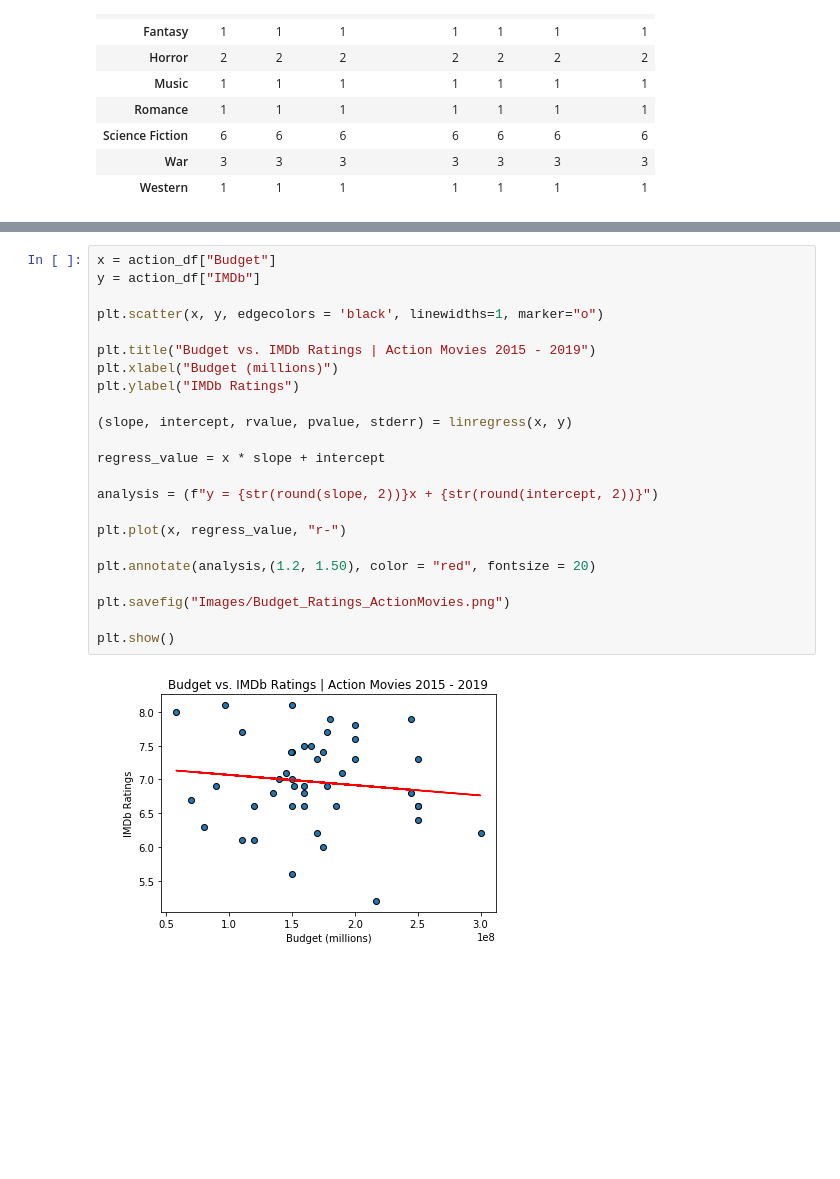
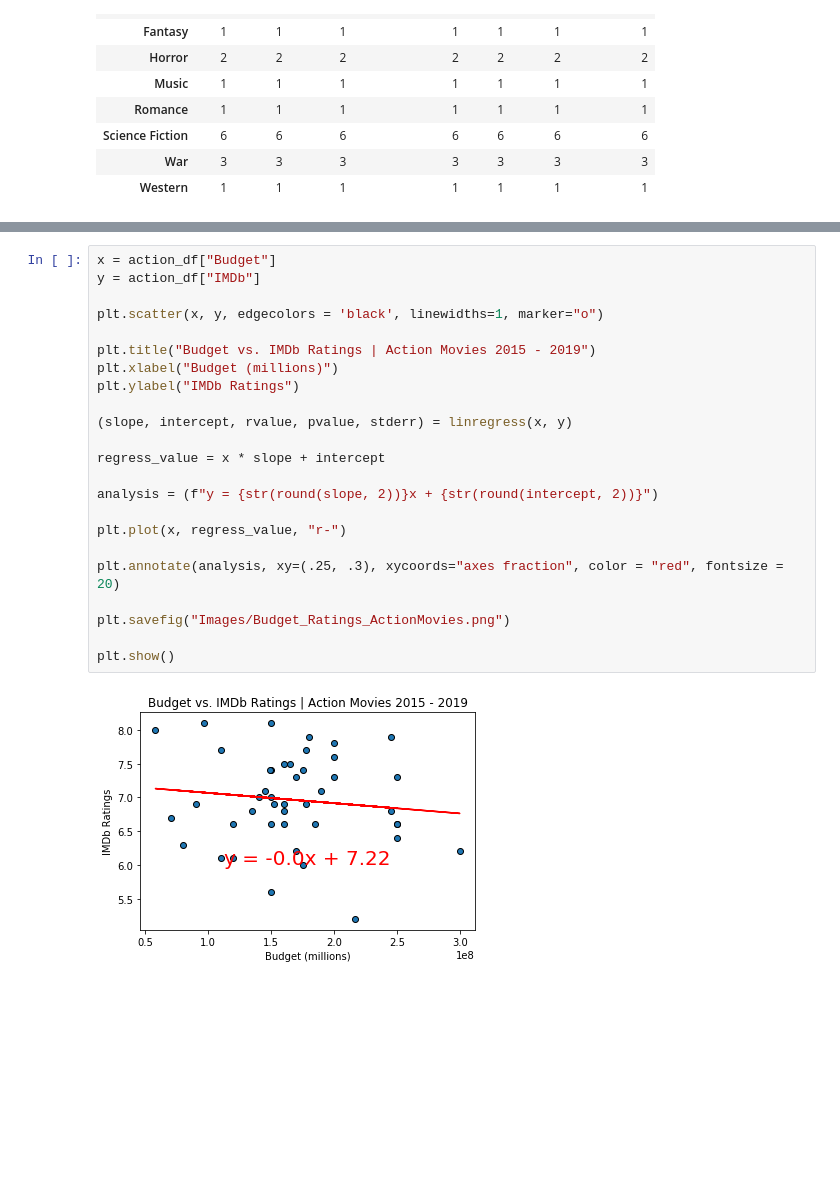
Before and after one commit to juliabrunett/project1, a Jupyter notebook: RevenueRatings_vs_Genre.ipynb, the cells around one changed output, grey strips where cells are left out. Saved outputs shown, nothing was run; the diff lists cells and outputs as text; blank space fills up the shorter version.

Commit message:
Added images and slope equation.

```diff
--- a/RevenueRatings_vs_Genre.ipynb
+++ b/RevenueRatings_vs_Genre.ipynb
@@ -151,28 +151,28 @@ plt.show()
 # %%
 x = action_df["Budget"]
 y = action_df["IMDb"]
 
 plt.scatter(x, y, edgecolors = 'black', linewidths=1, marker="o")
 
 plt.title("Budget vs. IMDb Ratings | Action Movies 2015 - 2019")
 plt.xlabel("Budget (millions)")
 plt.ylabel("IMDb Ratings")
 
 (slope, intercept, rvalue, pvalue, stderr) = linregress(x, y)
 
 regress_value = x * slope + intercept
 
 analysis = (f"y = {str(round(slope, 2))}x + {str(round(intercept, 2))}")
 
 plt.plot(x, regress_value, "r-")
 
-plt.annotate(analysis,(1.2, 1.50), color = "red", fontsize = 20)
+plt.annotate(analysis, xy=(.25, .3), xycoords="axes fraction", color = "red", fontsize = 20)
 
 plt.savefig("Images/Budget_Ratings_ActionMovies.png")
 
 plt.show()
 # %% [output]
-[figure, old version]
+[figure, new version]
 # %%
 x = family_df["Budget"]
 y = family_df["Revenue"]
```
Also changed, not shown: parts of 14 cells of this notebook, 9 other files.
